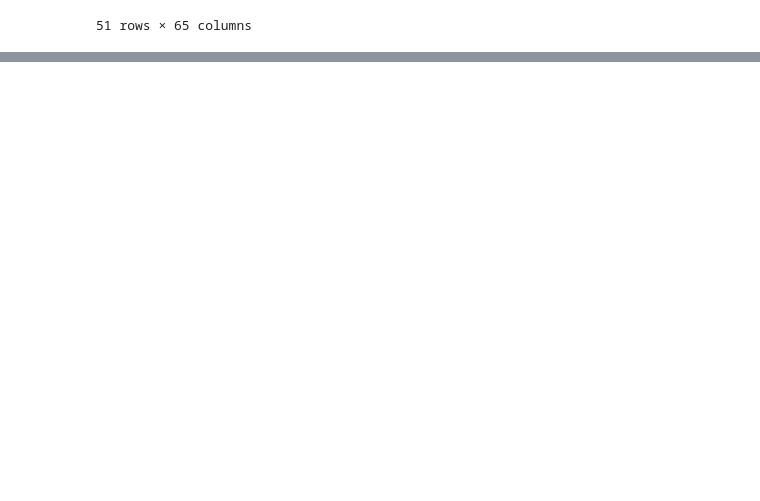
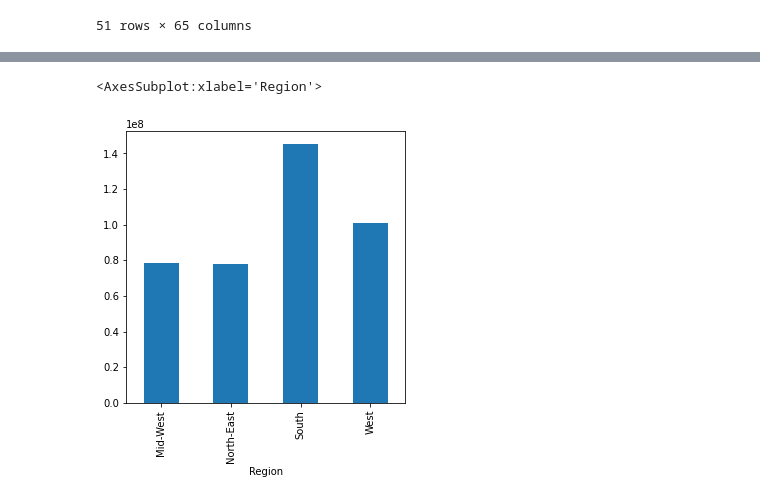
Before and after one commit to Ramsha2025/US-Vaccine-Tracker-Challenge, a Jupyter notebook: US-Vaccine-Tracker.ipynb, the cells around one changed output, grey strips where cells are left out. Cells and saved outputs as stored; diff of their text form; code cells hidden in the pictures; blank space fills up the shorter version.

```diff
--- a/US-Vaccine-Tracker.ipynb
+++ b/US-Vaccine-Tracker.ipynb
@@ -168,0 +289,12 @@ SyntaxError: unexpected EOF while parsing (<ipython-input-9-b20f0e0d2c73>, line
+# %%
+total_admin = region_agg["Total Administered"].plot.bar(y="Total Administered", figsize=(5, 5))
+display(total_admin)
+
+#tp_by_dr = clean_df.groupby('Drug Regimen')['Timepoint'].count()
+#display(tp_by_dr)
+#tp_by_dr_bar = tp_by_dr.plot.bar(y='Drug Regimen', figsize=(5, 5))
+
+#purchase_agg=purchase_data.groupby('Age Ranges').agg(Count=('Purchase ID','count'),Average=('Price','mean'),Total=('Price','sum'), Players=('SN','nunique'))
+# %% [output]
+<AxesSubplot:xlabel='Region'>
+[figure, added]
```
Also changed, not shown: parts of 25 cells of this notebook, 1 other file.
